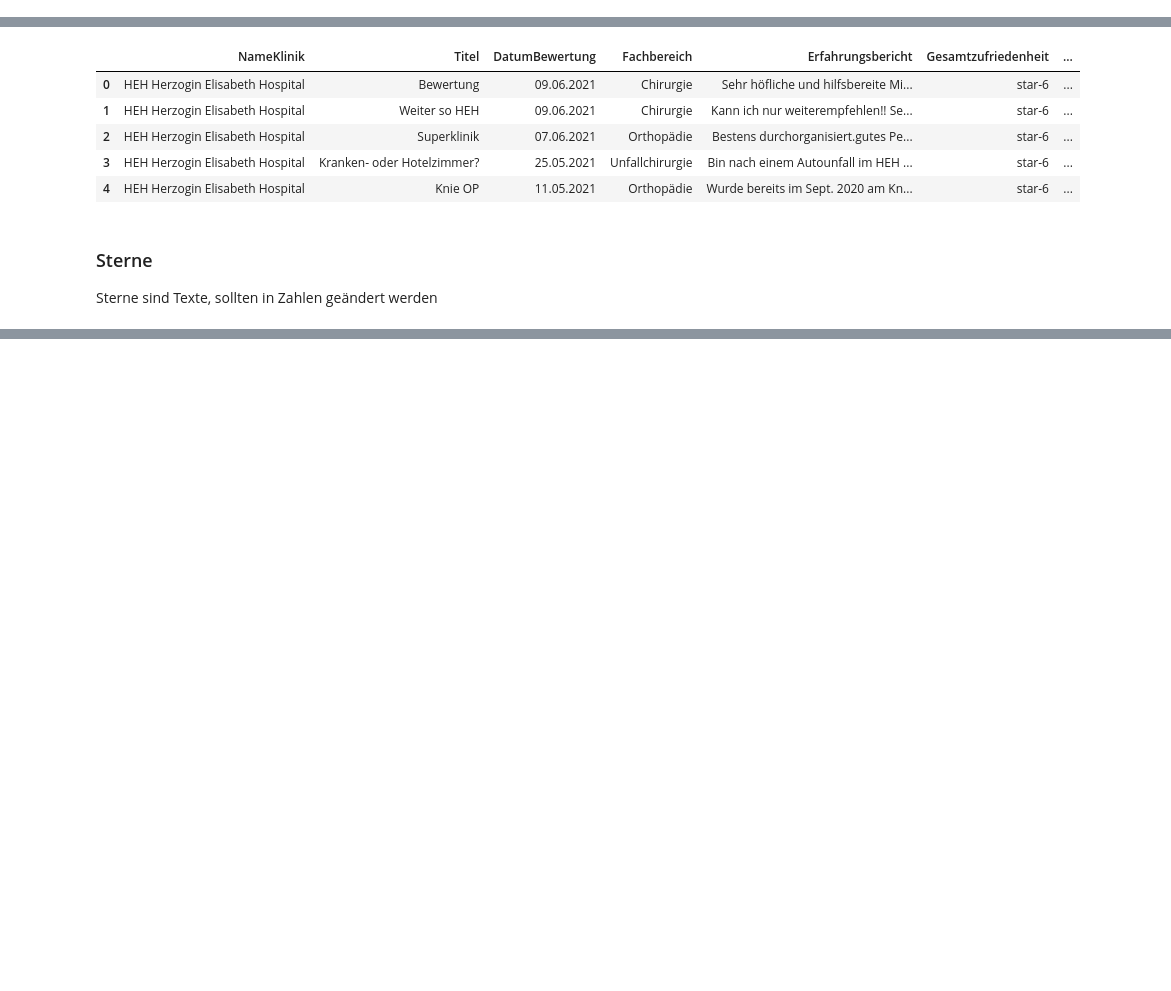
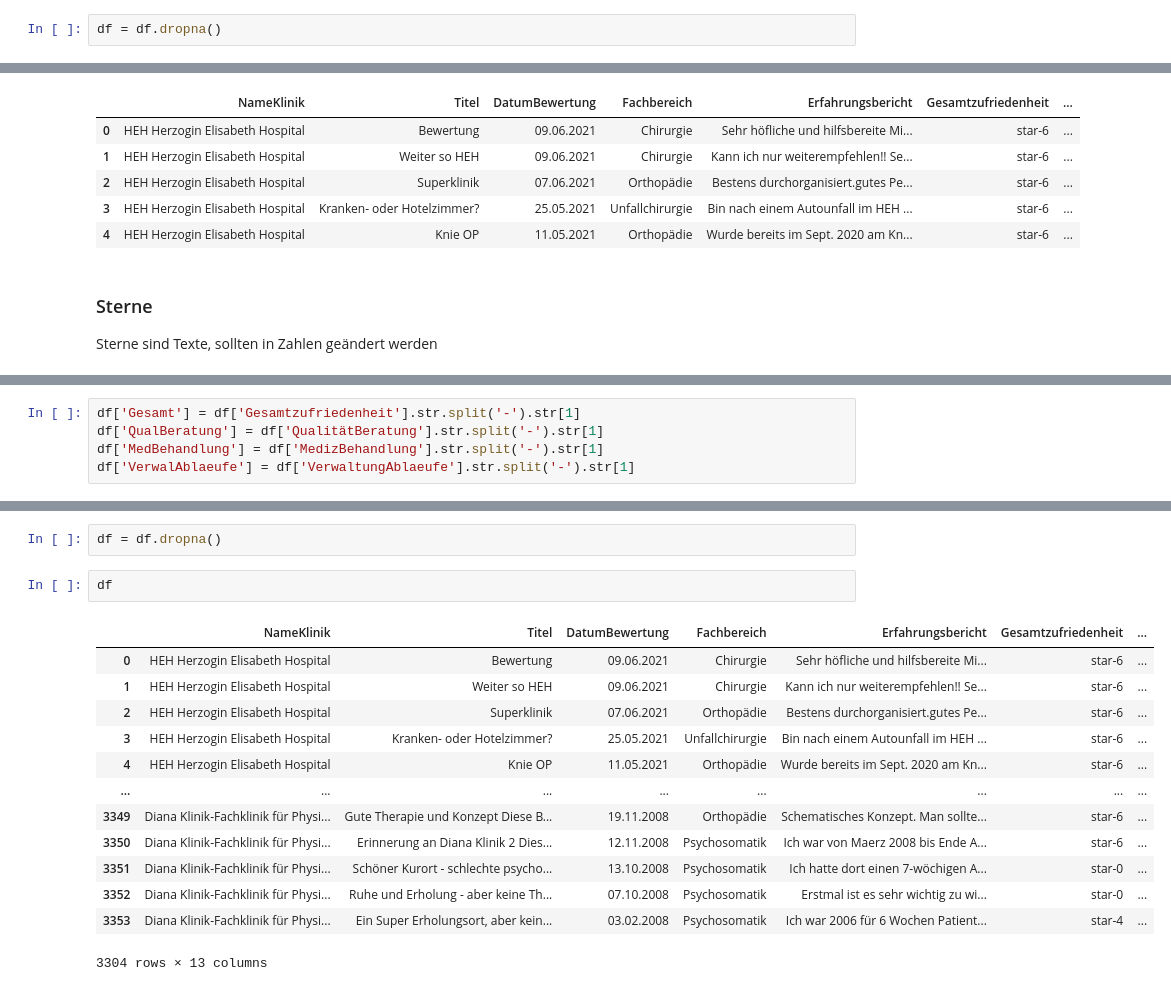
Before and after one commit to yigitbun/Finishing_Project, a Jupyter notebook: KB_Sentiment_Analyse/KB_Reinigung.ipynb, the cells around one changed output, grey strips where cells are left out. Drawn from its saved outputs; the diff is of its cells as text; blank space fills up the shorter version.

```diff
--- a/KB_Sentiment_Analyse/KB_Reinigung.ipynb
+++ b/KB_Sentiment_Analyse/KB_Reinigung.ipynb
@@ -13,0 +62,2 @@ df.head()
+# %%
+df = df.dropna()
@@ -29,0 +105,5 @@ Sterne sind Texte, sollten in Zahlen geändert werden
+# %%
+df['Gesamt'] = df['Gesamtzufriedenheit'].str.split('-').str[1]
+df['QualBeratung'] = df['QualitätBeratung'].str.split('-').str[1]
+df['MedBehandlung'] = df['MedizBehandlung'].str.split('-').str[1]
+df['VerwalAblaeufe'] = df['VerwaltungAblaeufe'].str.split('-').str[1]
@@ -29,0 +187,18 @@ Sterne sind Texte, sollten in Zahlen geändert werden
+# %%
+df = df.dropna()
+# %%
+df
+# %% [output]
+|  | NameKlinik | Titel | DatumBewertung | Fachbereich | Erfahrungsbericht | Gesamtzufriedenheit | ... |
+| 0 | HEH Herzogin Elisabeth Hospital | Bewertung | 09.06.2021 | Chirurgie | Sehr höfliche und hilfsbereite Mi... | star-6 | ... |
+| 1 | HEH Herzogin Elisabeth Hospital | Weiter so HEH | 09.06.2021 | Chirurgie | Kann ich nur weiterempfehlen!! Se... | star-6 | ... |
+| 2 | HEH Herzogin Elisabeth Hospital | Superklinik | 07.06.2021 | Orthopädie | Bestens durchorganisiert.gutes Pe... | star-6 | ... |
+| 3 | HEH Herzogin Elisabeth Hospital | Kranken- oder Hotelzimmer? | 25.05.2021 | Unfallchirurgie | Bin nach einem Autounfall im HEH ... | star-6 | ... |
+| 4 | HEH Herzogin Elisabeth Hospital | Knie OP | 11.05.2021 | Orthopädie | Wurde bereits im Sept. 2020 am Kn... | star-6 | ... |
+| ... | ... | ... | ... | ... | ... | ... | ... |
+| 3349 | Diana Klinik-Fachklinik für Physi... | Gute Therapie und Konzept Diese B... | 19.11.2008 | Orthopädie | Schematisches Konzept. Man sollte... | star-6 | ... |
+| 3350 | Diana Klinik-Fachklinik für Physi... | Erinnerung an Diana Klinik 2 Dies... | 12.11.2008 | Psychosomatik | Ich war von Maerz 2008 bis Ende A... | star-6 | ... |
+| 3351 | Diana Klinik-Fachklinik für Physi... | Schöner Kurort - schlechte psycho... | 13.10.2008 | Psychosomatik | Ich hatte dort einen 7-wöchigen A... | star-0 | ... |
+| 3352 | Diana Klinik-Fachklinik für Physi... | Ruhe und Erholung - aber keine Th... | 07.10.2008 | Psychosomatik | Erstmal ist es sehr wichtig zu wi... | star-0 | ... |
+| 3353 | Diana Klinik-Fachklinik für Physi... | Ein Super Erholungsort, aber kein... | 03.02.2008 | Psychosomatik | Ich war 2006 für 6 Wochen Patient... | star-4 | ... |
+3304 rows × 13 columns
```
Also changed, not shown: parts of 14 cells of this notebook.
